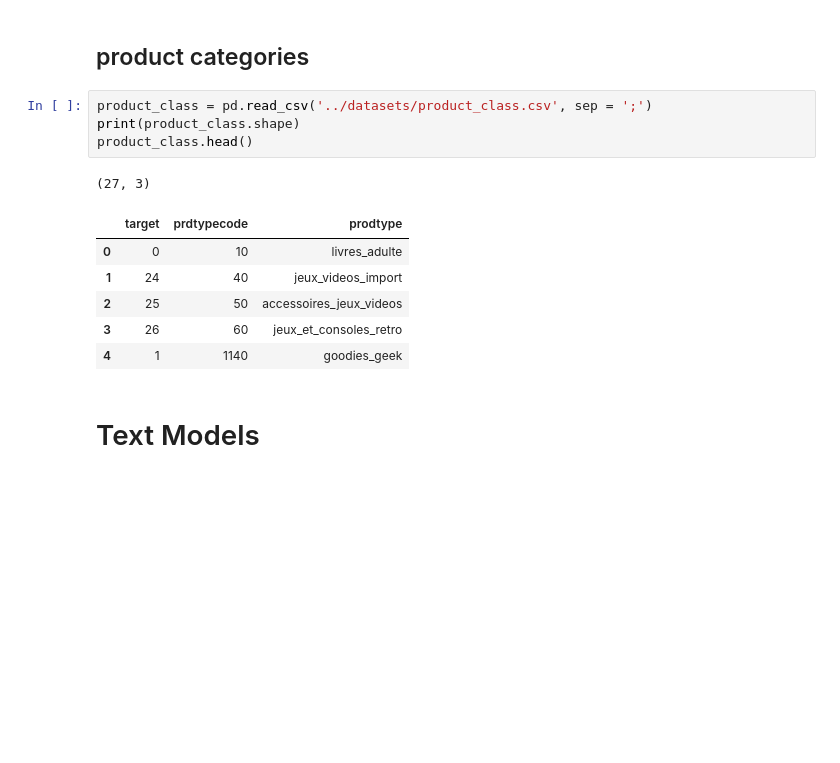
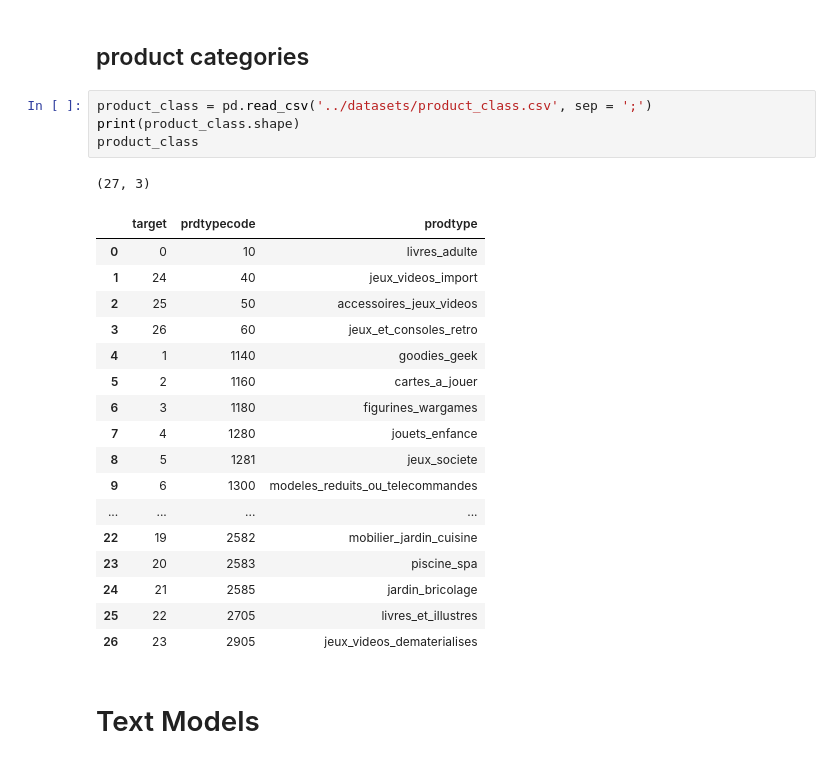
Before and after one commit to RamiroHR/Multimodal-Data-Product-Classification-Model, a Jupyter notebook: Text_Base_Models.ipynb, the cells around one changed output. Drawn from its saved outputs; the diff is of its cells as text; blank space fills up the shorter version.

```diff
--- a/Text_Base_Models.ipynb
+++ b/Text_Base_Models.ipynb
@@ -148,15 +148,26 @@ print(list(lemmas_vectorizer.stop_words_)[:25])
 # %%
 product_class = pd.read_csv('../datasets/product_class.csv', sep = ';')
 print(product_class.shape)
-product_class.head()
+product_class
 # %% [output]
 (27, 3)
 |  | target | prdtypecode | prodtype |
 | 0 | 0 | 10 | livres_adulte |
 | 1 | 24 | 40 | jeux_videos_import |
 | 2 | 25 | 50 | accessoires_jeux_videos |
 | 3 | 26 | 60 | jeux_et_consoles_retro |
 | 4 | 1 | 1140 | goodies_geek |
+| 5 | 2 | 1160 | cartes_a_jouer |
+| 6 | 3 | 1180 | figurines_wargames |
+| 7 | 4 | 1280 | jouets_enfance |
+| 8 | 5 | 1281 | jeux_societe |
+| 9 | 6 | 1300 | modeles_reduits_ou_telecommandes |
+| ... | ... | ... | ... |
+| 22 | 19 | 2582 | mobilier_jardin_cuisine |
+| 23 | 20 | 2583 | piscine_spa |
+| 24 | 21 | 2585 | jardin_bricolage |
+| 25 | 22 | 2705 | livres_et_illustres |
+| 26 | 23 | 2905 | jeux_videos_dematerialises |
 # %% [markdown]
 # Text Models
 # %%
```
Also changed, not shown: parts of 41 cells of this notebook, 1 other file.
